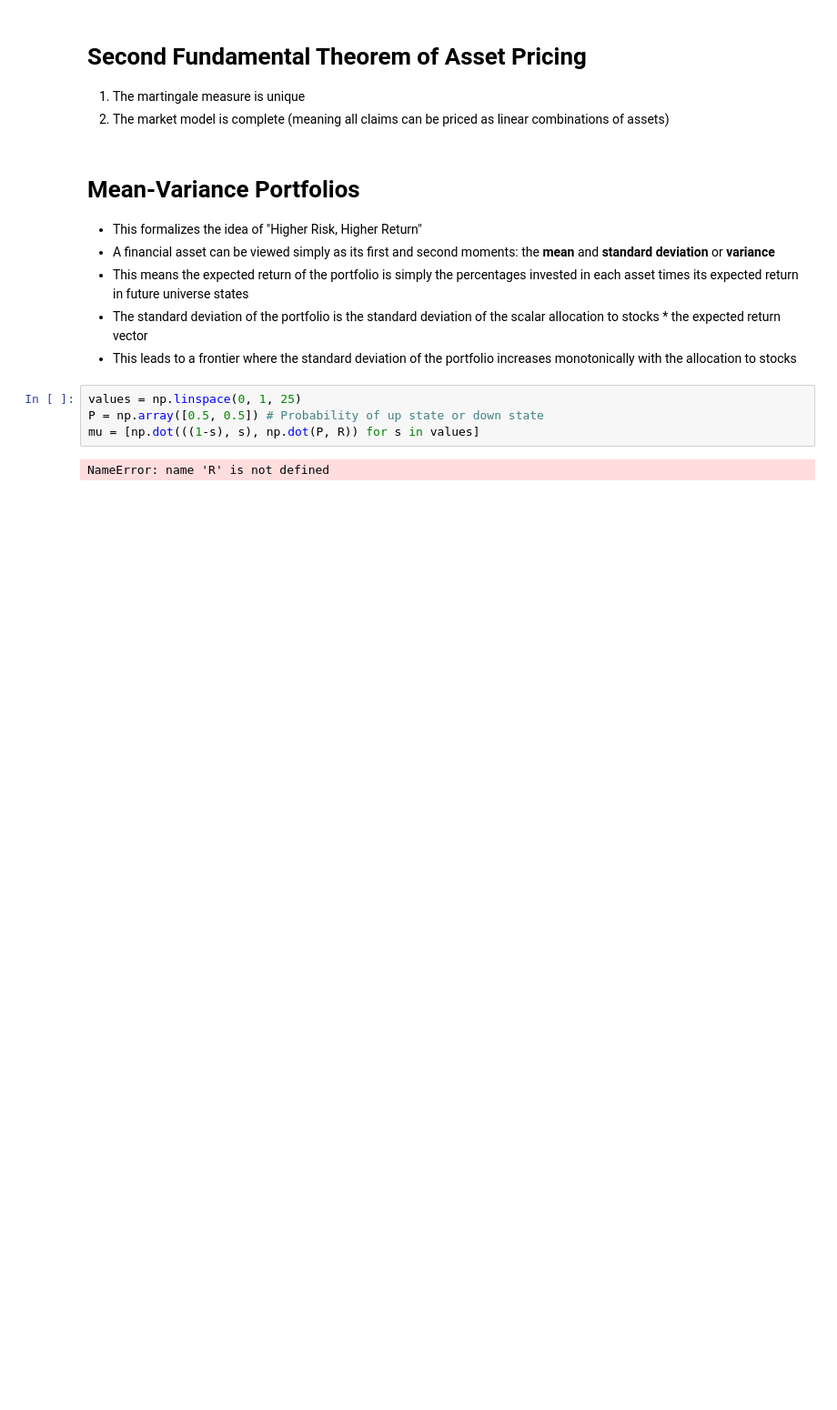
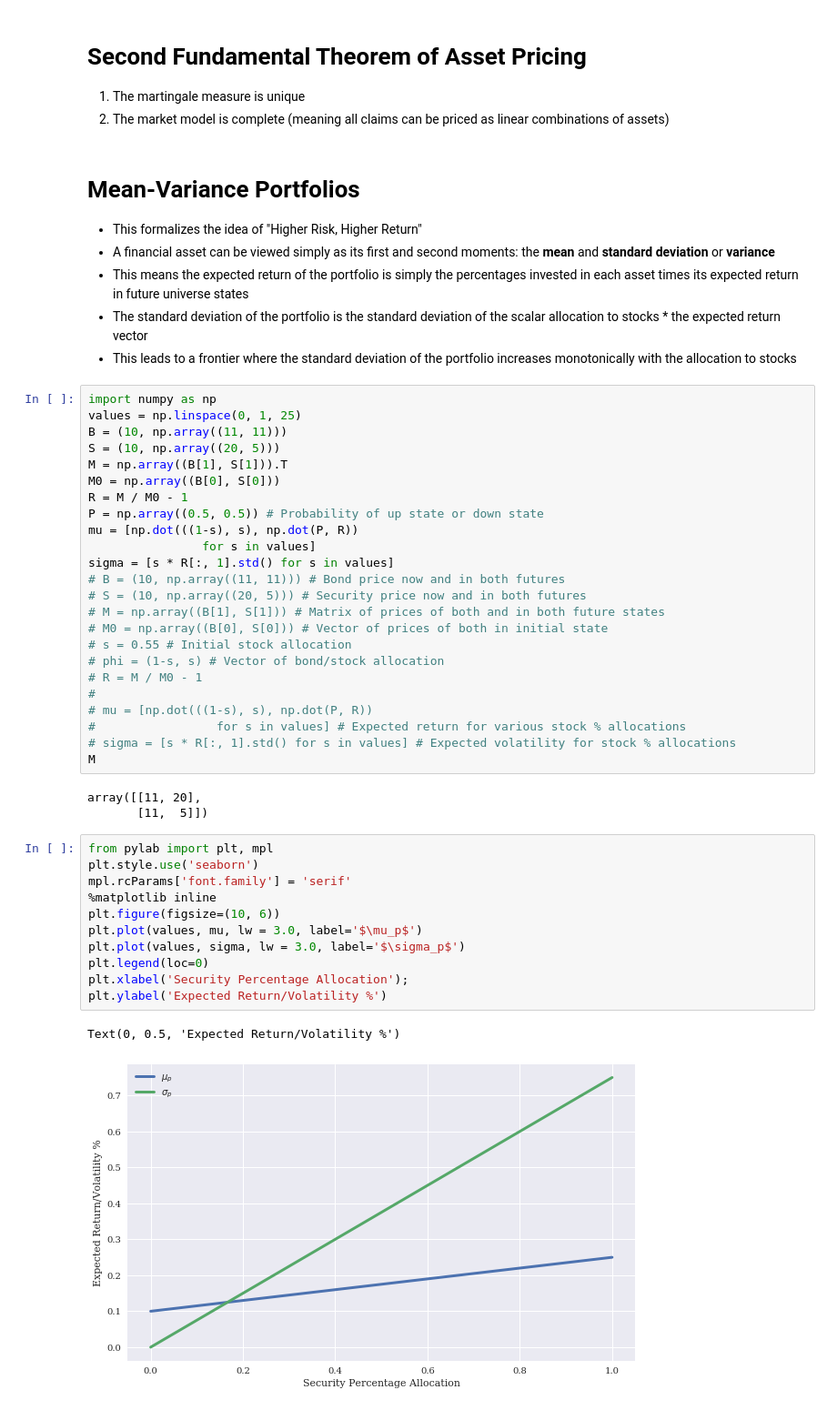
Before and after one commit to thomasmurphycodes/theoretical-market-models, a Jupyter notebook: 1. Finance and Python.ipynb, the cells around one changed output. Shown at 91% size. Cells and saved outputs as stored; diff of their text form; blank space fills up the shorter version.

Commit message:
Starting three state economomy - finished Markowitz, risk/reward frontier

```diff
--- a/1. Finance and Python.ipynb
+++ b/1. Finance and Python.ipynb
@@ -158,9 +158,44 @@ B[0] * phi[0] + S[0] * phi[1]
 * This means the expected return of the portfolio is simply the percentages invested in each asset times its expected return in future universe states
 * The standard deviation of the portfolio is the standard deviation of the scalar allocation to stocks * the expected return vector
 * This leads to a frontier where the standard deviation of the portfolio increases monotonically with the allocation to stocks
-# %%
-values = np.linspace(0, 1, 25)
-P = np.array([0.5, 0.5]) # Probability of up state or down state
-mu = [np.dot(((1-s), s), np.dot(P, R)) for s in values]
-# %% [output]
-NameError: name 'R' is not defined
+# %%
+import numpy as np
+values = np.linspace(0, 1, 25)
+B = (10, np.array((11, 11)))
+S = (10, np.array((20, 5)))
+M = np.array((B[1], S[1])).T
+M0 = np.array((B[0], S[0]))
+R = M / M0 - 1
+P = np.array((0.5, 0.5)) # Probability of up state or down state
+mu = [np.dot(((1-s), s), np.dot(P, R))
+                for s in values]
+sigma = [s * R[:, 1].std() for s in values]
+# B = (10, np.array((11, 11))) # Bond price now and in both futures
+# S = (10, np.array((20, 5))) # Security price now and in both futures
+# M = np.array((B[1], S[1])) # Matrix of prices of both and in both future states
+# M0 = np.array((B[0], S[0])) # Vector of prices of both in initial state
+# s = 0.55 # Initial stock allocation
+# phi = (1-s, s) # Vector of bond/stock allocation
+# R = M / M0 - 1
+#
+# mu = [np.dot(((1-s), s), np.dot(P, R))
+#                 for s in values] # Expected return for various stock % allocations
+# sigma = [s * R[:, 1].std() for s in values] # Expected volatility for stock % allocations
+M
+# %% [output]
+array([[11, 20],
+       [11,  5]])
+# %%
+from pylab import plt, mpl
+plt.style.use('seaborn')
+mpl.rcParams['font.family'] = 'serif'
+%matplotlib inline
+plt.figure(figsize=(10, 6))
+plt.plot(values, mu, lw = 3.0, label='$\mu_p$')
+plt.plot(values, sigma, lw = 3.0, label='$\sigma_p$')
+plt.legend(loc=0)
+plt.xlabel('Security Percentage Allocation');
+plt.ylabel('Expected Return/Volatility %')
+# %% [output]
+Text(0, 0.5, 'Expected Return/Volatility %')
+[figure, added]
```
Also changed, not shown: parts of 3 cells of this notebook.
